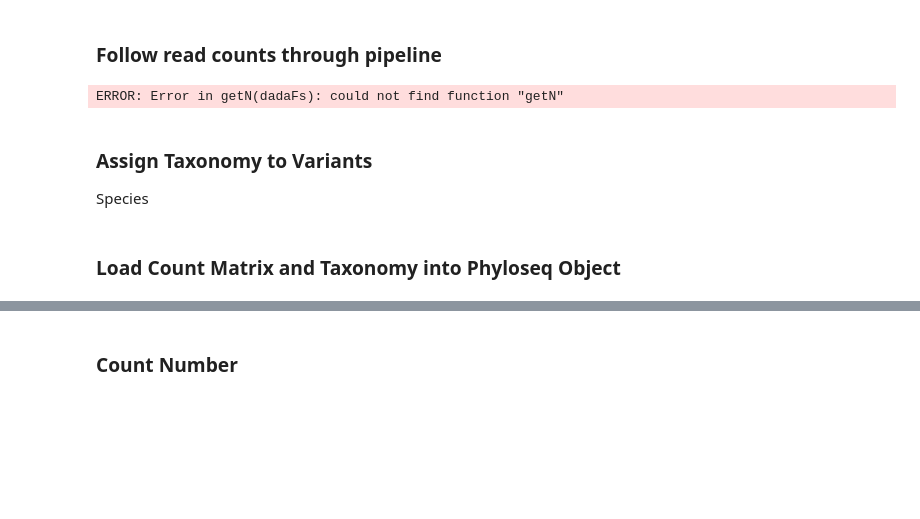
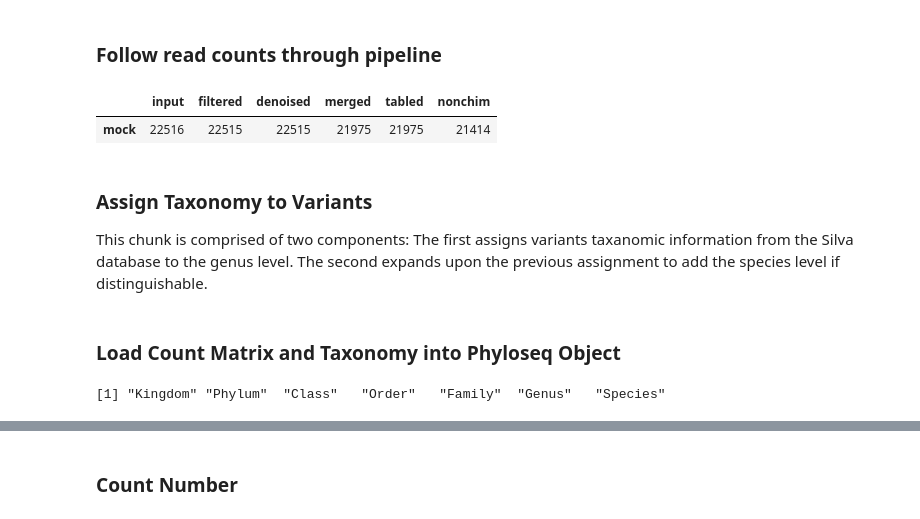
Before and after one commit to glickmac/Microbiome_Demo, a Jupyter notebook: Dada2_R.ipynb, the cells around one changed output, grey strips where cells are left out. Saved outputs shown, nothing was run; the diff lists cells and outputs as text; code cells hidden in the pictures; blank space fills up the shorter version.

```diff
--- a/Dada2_R.ipynb
+++ b/Dada2_R.ipynb
@@ -125,23 +122,25 @@ Identified 4 bimeras out of 18 input sequences.
 # %% [markdown]
 ### Follow read counts through pipeline
 # %%
+getN <- function(x) sum(getUniques(x))
 track <- cbind(out, getN(dadaFs), getN(mergers), rowSums(seqtab), rowSums(seqtab.nochim))
 colnames(track) <- c("input", "filtered", "denoised", "merged", "tabled", "nonchim")
 rownames(track) <- samp_names
 track
 
 ## Use if more than one sample to create table
 #getN <- function(x) sum(getUniques(x))
 #track <- cbind(out, sapply(dadaFs, getN), sapply(mergers, getN), rowSums(seqtab), rowSums(seqtab.nochim))
 #colnames(track) <- c("input", "filtered", "denoised", "merged", "tabled", "nonchim")
 #rownames(track) <- samp_names
 
 ## Save file as csv
 #write.csv(track, file = "data/Read_distro_thru_Processing.csv")
 # %% [output]
-ERROR: Error in getN(dadaFs): could not find function "getN"
+|  | input | filtered | denoised | merged | tabled | nonchim |
+| mock | 22516 | 22515 | 22515 | 21975 | 21975 | 21414 |
-# %% [markdown]
-### Assign Taxonomy to Variants
-
-Species
+# %% [markdown]
+### Assign Taxonomy to Variants
+
+This chunk is comprised of two components: The first assigns variants taxanomic information from the Silva database to the genus level. The second expands upon the previous assignment to add the species level if distinguishable.
 # %%
@@ -153,3 +152,6 @@ tax_silva_species = addSpecies(taxa_table, "data/database/silva_species_assignme
 ### Load Count Matrix and Taxonomy into Phyloseq Object
 # %%
 ps = phyloseq(otu_table(seqtab.nochim,taxa_are_rows = FALSE), tax_table(tax_silva_species))
+colnames(tax_table(ps))
+# %% [output]
+[1] "Kingdom" "Phylum"  "Class"   "Order"   "Family"  "Genus"   "Species"
```
Also changed, not shown: parts of 14 cells of this notebook, 1 other file.
